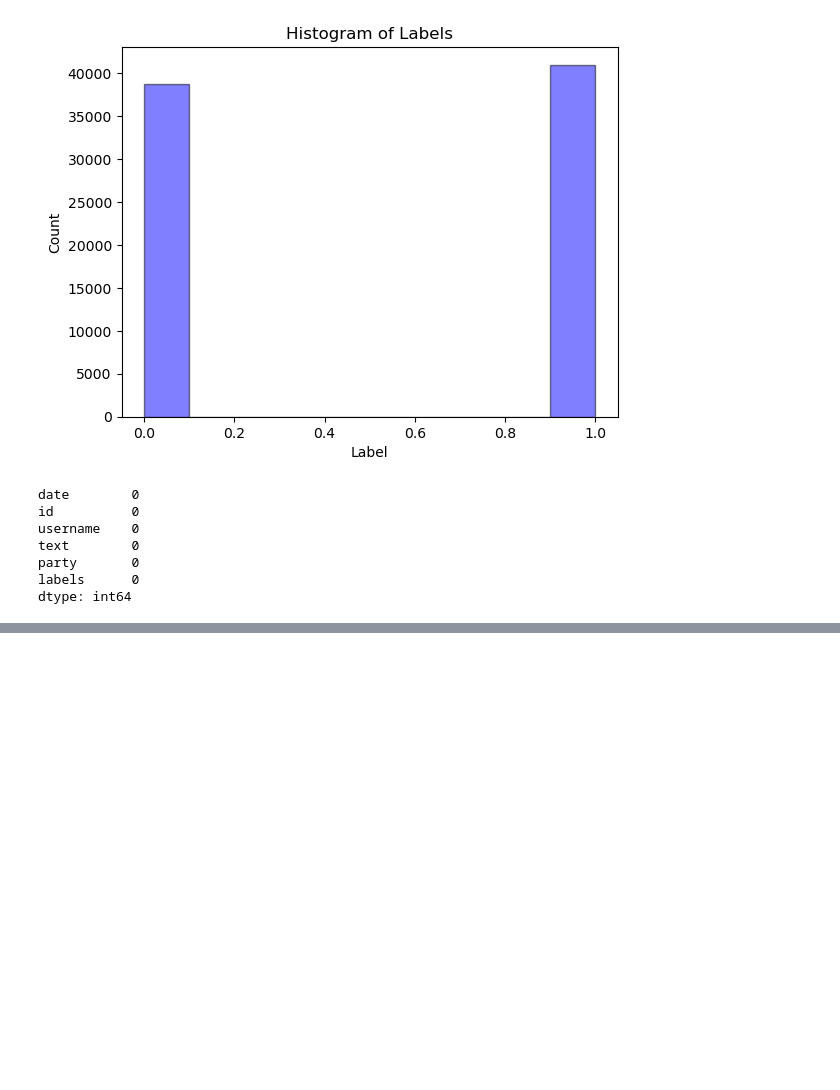
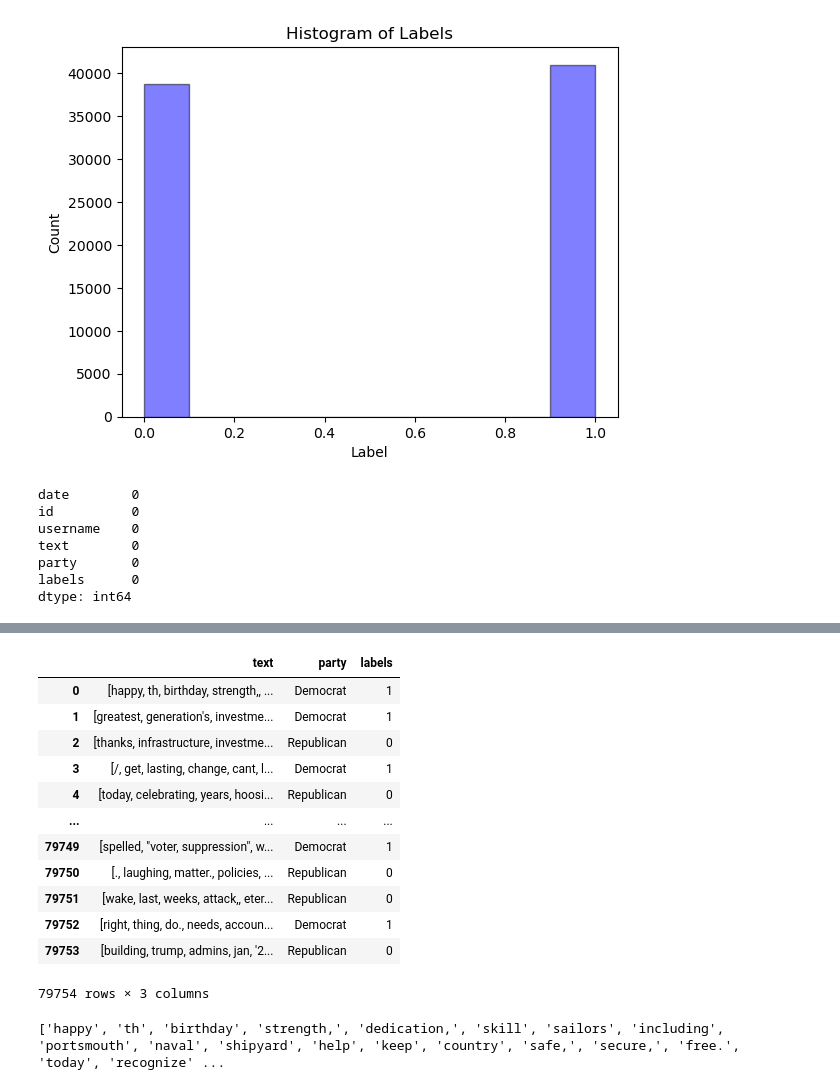
Before and after one commit to celisa/Political-Orientation-Classifier, a Jupyter notebook: 00_source_data/Data_cleaning.ipynb, the cells around one changed output, grey strips where cells are left out. Saved outputs shown, nothing was run; the diff lists cells and outputs as text; code cells hidden in the pictures; blank space fills up the shorter version.

```diff
--- a/Data_cleaning.ipynb
+++ b/00_source_data/Data_cleaning.ipynb
@@ -152 +166,19 @@ cleaned_train
 79754 rows × 6 columns
+# %%
+cleaned_train=cleaned_train.drop(['date','id','username'], axis=1)
+# %%
+cleaned_train
+# %% [output]
+|  | text | party | labels |
+| 0 | [happy, th, birthday, strength,, ... | Democrat | 1 |
+| 1 | [greatest, generation's, investme... | Democrat | 1 |
+| 2 | [thanks, infrastructure, investme... | Republican | 0 |
+| 3 | [/, get, lasting, change, cant, l... | Democrat | 1 |
+| 4 | [today, celebrating, years, hoosi... | Republican | 0 |
+| ... | ... | ... | ... |
+| 79749 | [spelled, "voter, suppression", w... | Democrat | 1 |
+| 79750 | [., laughing, matter., policies, ... | Republican | 0 |
+| 79751 | [wake, last, weeks, attack,, eter... | Republican | 0 |
+| 79752 | [right, thing, do., needs, accoun... | Democrat | 1 |
+| 79753 | [building, trump, admins, jan, '2... | Republican | 0 |
+79754 rows × 3 columns
@@ -152,0 +187,4 @@ cleaned_train
+# %%
+print(cleaned_train["text"][0])
+# %% [output]
+['happy', 'th', 'birthday', 'strength,', 'dedication,', 'skill', 'sailors', 'including', 'portsmouth', 'naval', 'shipyard', 'help', 'keep', 'country', 'safe,', 'secure,', 'free.', 'today', 'recognize' ...
```
Also changed, not shown: parts of 6 cells of this notebook, 1 other file.
